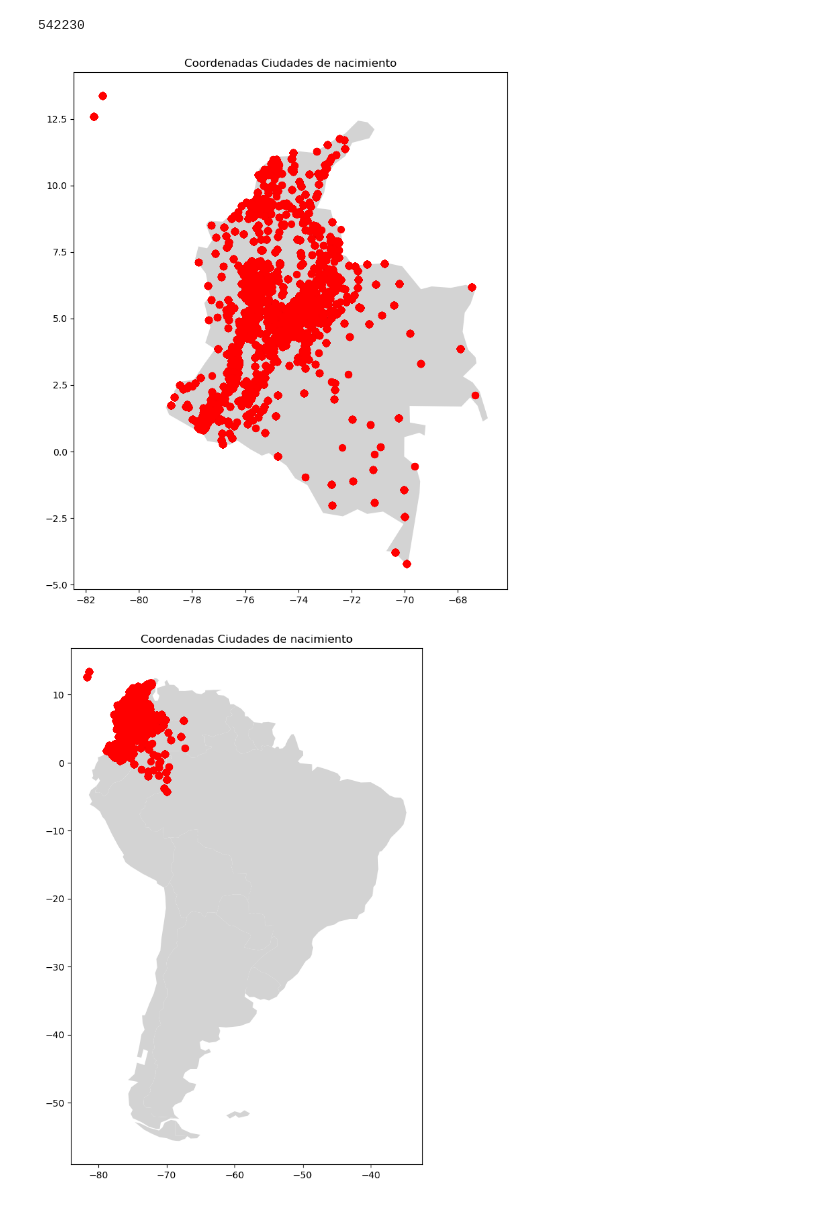
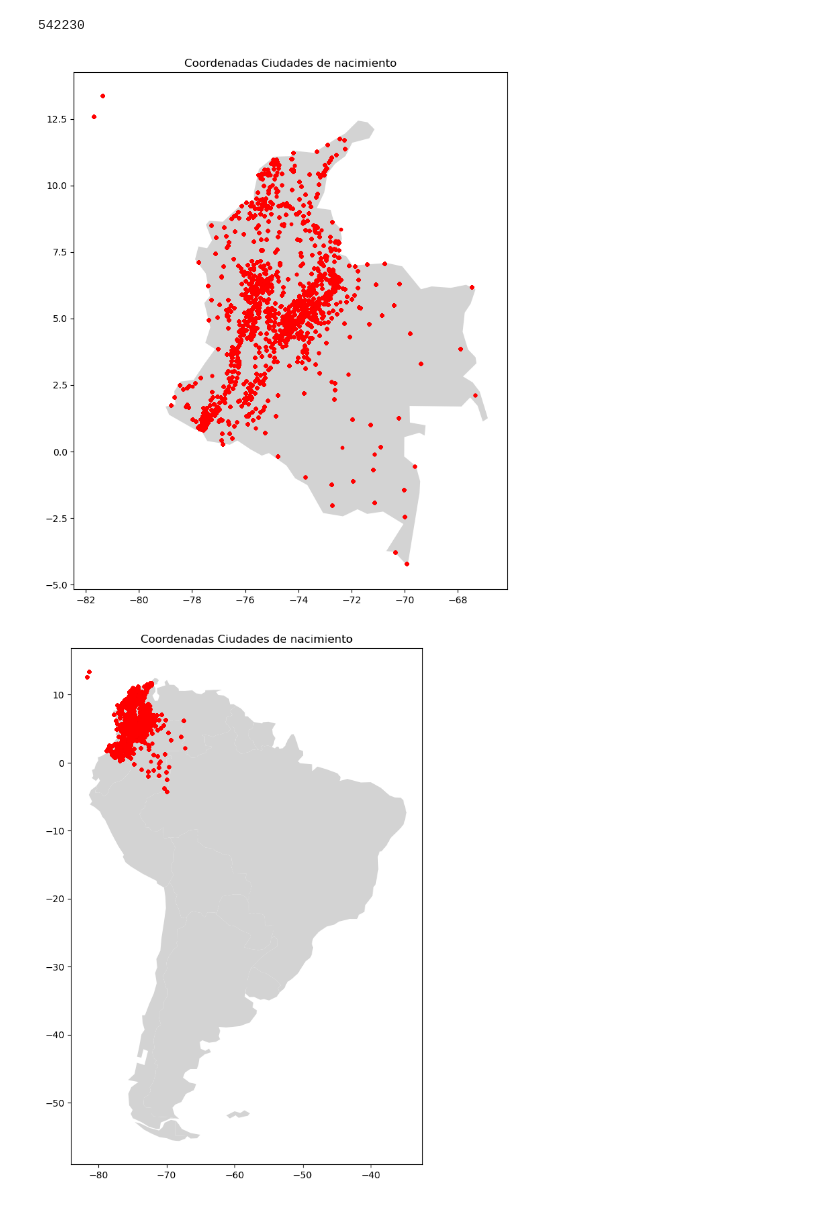
Before and after one commit to 10scar/Proyecto-ABD-2024-2, a Jupyter notebook: entrega.ipynb, the cells around one changed output. Saved outputs shown, nothing was run; the diff lists cells and outputs as text; code cells hidden in the pictures.

```diff
--- a/entrega.ipynb
+++ b/entrega.ipynb
@@ -548,0 +560,2 @@ matriculados.describe()
+# %%
+matriculados["PBM"] = matriculados["PBM"].replace({-89: -1, -88: -1})
@@ -572,26 +650,26 @@ print(sinExtremosSur.shape[0])
 # %%
 geometry = [Point(xy) for xy in zip(sinExtremosSur['LON_CIU_NAC'], sinExtremosSur['LAT_CIU_NAC'])]
 gdf = gpd.GeoDataFrame(sinExtremosSur, geometry=geometry)
 
 # Descargar un mapa base (puedes usar un shapefile o un GeoDataFrame global)
 world = gpd.read_file('ne_110m_admin_0_countries/ne_110m_admin_0_countries.shp')
 colombia = world[world['NAME'] == 'Colombia']
 
 # Graficar
 ax = colombia.plot(color='lightgrey', figsize=(10, 10))
-gdf.plot(ax=ax, color='red', markersize=50)
+gdf.plot(ax=ax, color='red', markersize=10)
 plt.title("Coordenadas Ciudades de nacimiento")
 plt.show()
 # %% [output]
-[figure, old version]
+[figure, new version]
 # %%
 south_america = world[world['CONTINENT'] == 'South America']
 ax = south_america.plot(color='lightgrey', figsize=(10, 10))
-gdf.plot(ax=ax, color='red', markersize=50)
+gdf.plot(ax=ax, color='red', markersize=10)
 plt.title("Coordenadas Ciudades de nacimiento")
 plt.show()
 # %% [output]
-[figure, old version]
+[figure, new version]
 # %%
 matriculados[matriculados['PBM'] == 100]
 # %% [output]
```
Also changed, not shown: parts of 43 cells of this notebook.
